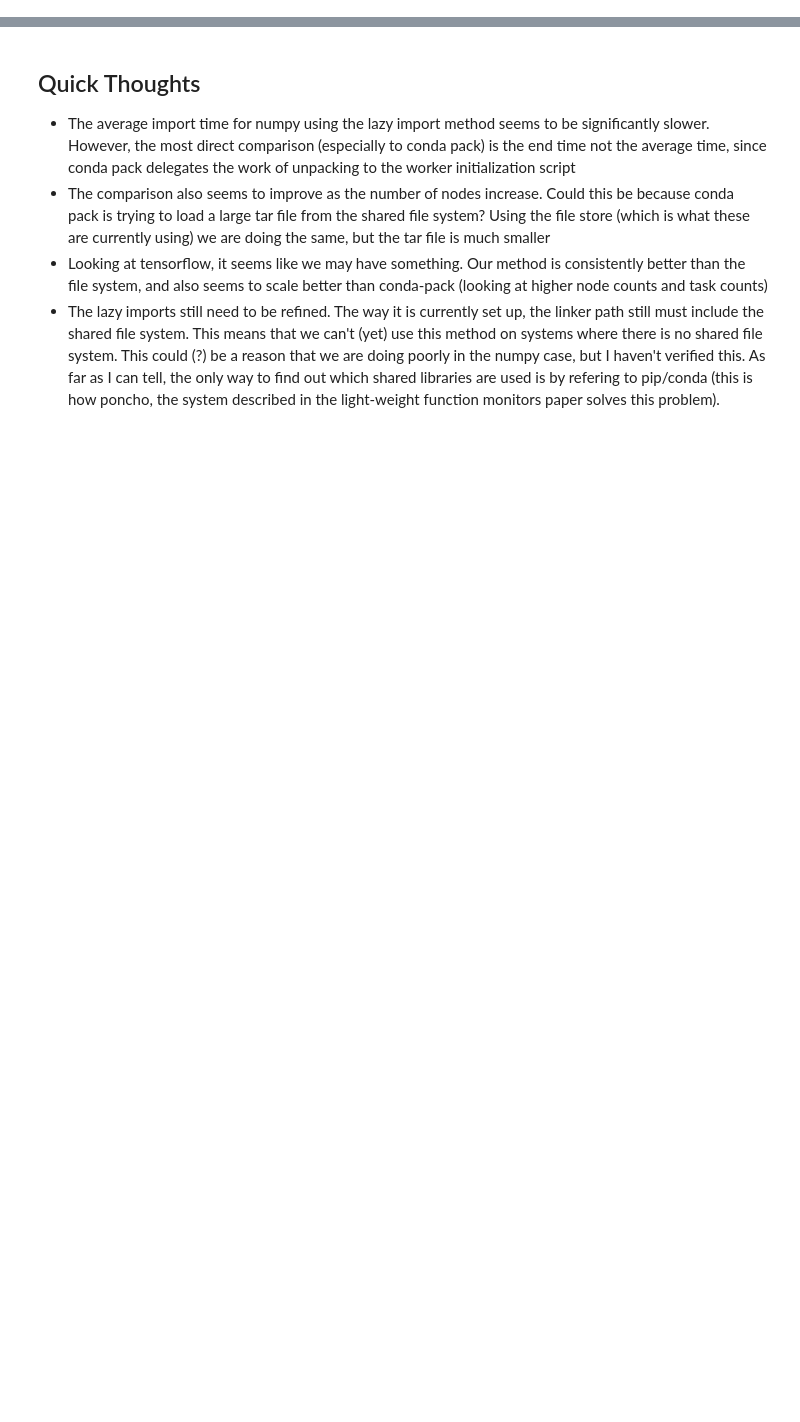
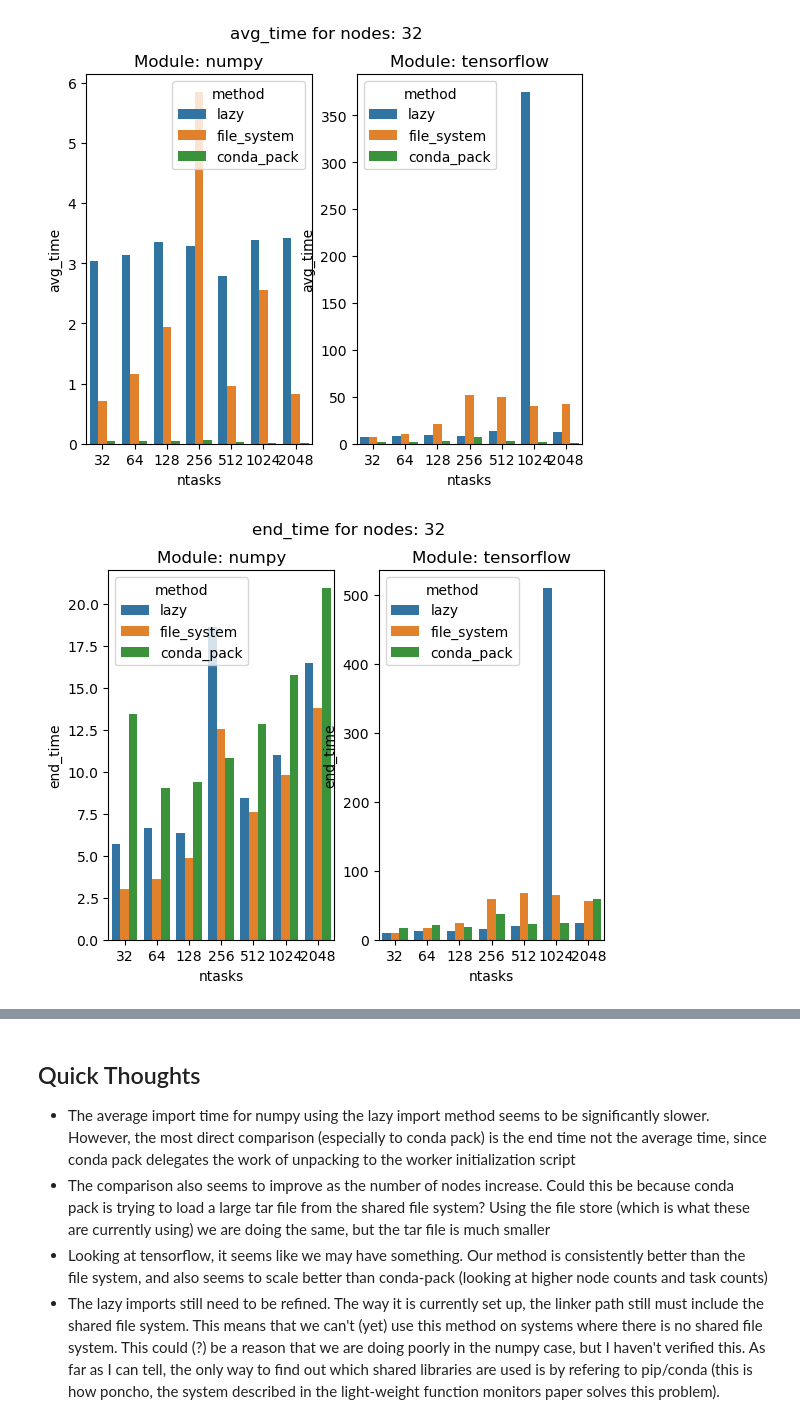
Before and after one commit to AK2000/proxy-imports, a Jupyter notebook: Plot Results.ipynb, the cells around one changed output, grey strips where cells are left out. Drawn from its saved outputs; the diff is of its cells as text; code cells hidden in the pictures; blank space fills up the shorter version.

```diff
--- a/Plot Results.ipynb
+++ b/Plot Results.ipynb
@@ -63,3 +73,11 @@ plt.show()
+# %%
+plot_time_vs_tasks(32)
+plt.show()
+plot_time_vs_tasks(32, y="end_time")
+plt.show()
+# %% [output]
+[figure, added]
+[figure, added]
 # %%
 plot_time_vs_tasks(64)
 plt.show()
```
Also changed, not shown: parts of 10 cells of this notebook.
